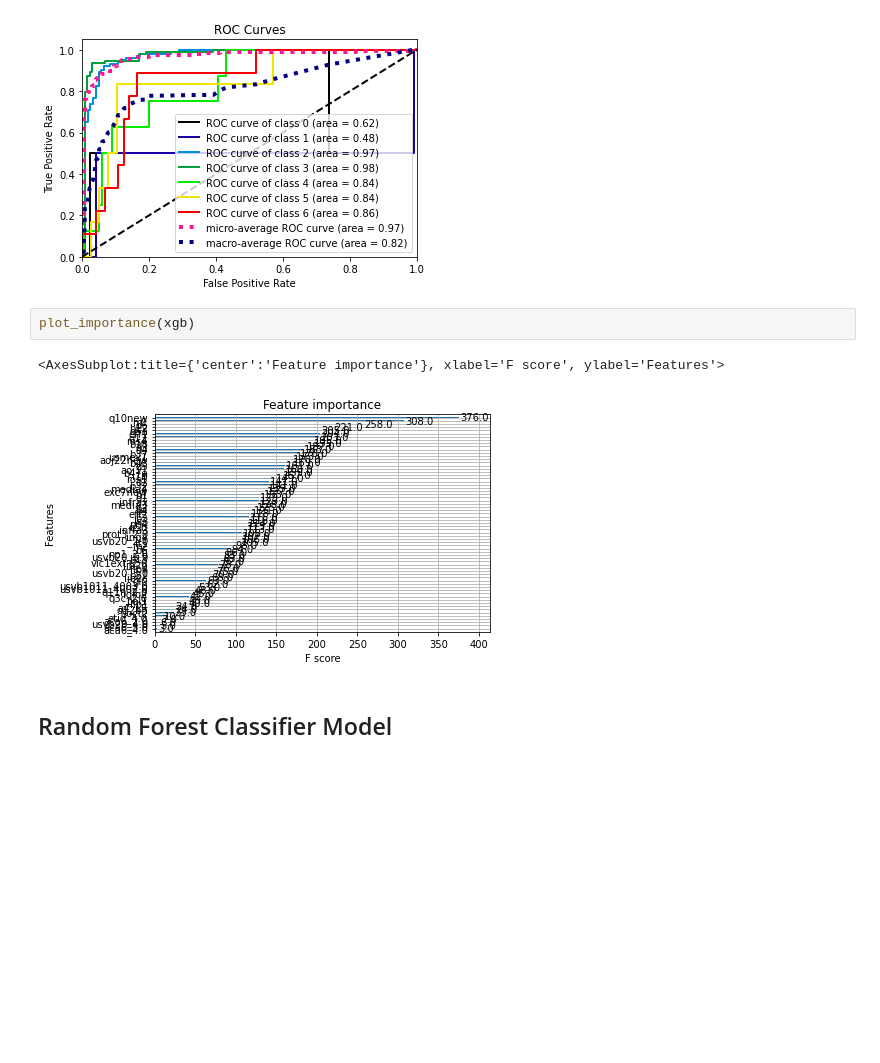
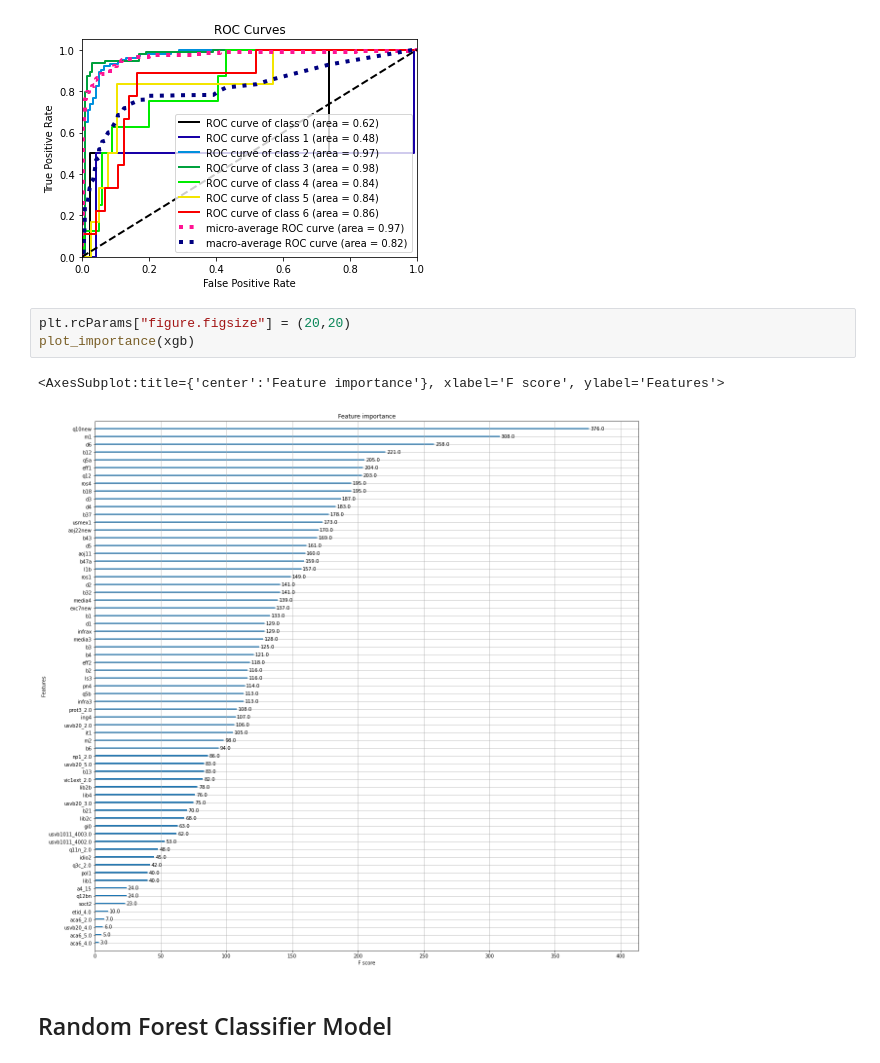
Before and after one commit to COMP562-2022-Group-1/Model-Training, a Jupyter notebook: US2016_Elections_code.ipynb, the cells around one changed output. Drawn from its saved outputs; the diff is of its cells as text; blank space fills up the shorter version.

```diff
--- a/US2016_Elections_code.ipynb
+++ b/US2016_Elections_code.ipynb
@@ -184,10 +184,11 @@ skplt.metrics.plot_roc(y_test, xgb_pred_prob)
 <AxesSubplot:title={'center':'ROC Curves'}, xlabel='False Positive Rate', ylabel='True Positive Rate'>
 [figure]
 # %%
+plt.rcParams["figure.figsize"] = (20,20)
 plot_importance(xgb)
 # %% [output]
 <AxesSubplot:title={'center':'Feature importance'}, xlabel='F score', ylabel='Features'>
-[figure, old version]
+[figure, new version]
 # %% [markdown]
 ## Random Forest Classifier Model
 # %%
```
Also changed, not shown: parts of 7 cells of this notebook.
